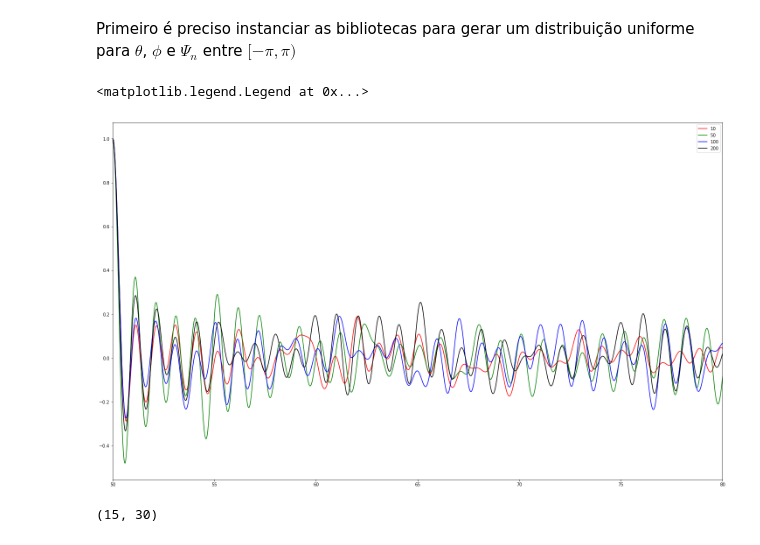
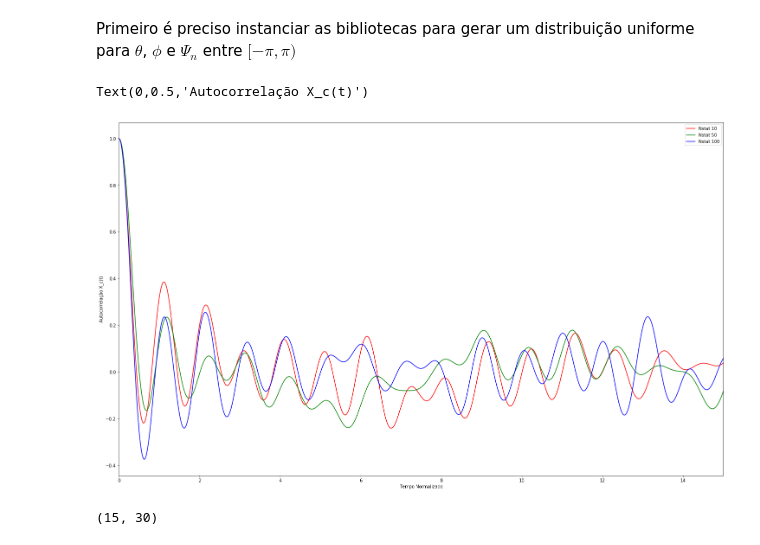
Before and after one commit to JoaoPedroPP/Channel-Simulation-and-OFDM-Study, a Jupyter notebook: Channel-Simulation/Erceg-Model.ipynb, the cells around one changed output. Cells and saved outputs as stored; diff of their text form; code cells hidden in the pictures.

Commit message:
autocorrelation plot for nstats

```diff
--- a/Channel-Simulation/Erceg-Model.ipynb
+++ b/Channel-Simulation/Erceg-Model.ipynb
@@ -135,6 +135,8 @@ Primeiro é preciso instanciar as bibliotecas para gerar um distribuição unifo
 # %%
 import numpy as np
 import seaborn as sns
+import matplotlib.pyplot as plt
+import pandas as pd
 
 fig, ax = plt.subplots(figsize=(25, 15))
 M = 8
@@ -143,37 +145,41 @@ ts = np.arange(0, 100, step=0.025)
 Nstats = [10, 50, 100]
 colors = ['r', 'g', 'b']
 
 
 trials = {}
 for i, Nstat in enumerate(Nstats):
     for N in range(Nstat):
         Xc_t = []
         theta_multi = np.random.uniform(-np.pi, np.pi)
         phi_multi = np.random.uniform(-np.pi, np.pi)
         psi_multi = np.random.uniform(-np.pi, np.pi, size=M)
 
         for t in ts:
             def return_an(n):
                 return (2*np.pi*n-np.pi+theta_multi)/(4*M)
 
             Xc = np.sum(np.array([np.cos(psi_multi[m-1])*np.cos(2*np.pi*t*np.cos(return_an(m)+phi_multi))
                                   for m in range(1, M+1)]))
             Xc_t.append(const*Xc)
 
         Xc_t = np.array(Xc_t)
         trials[N] = Xc_t
     df = pd.DataFrame(trials)
     averages = df.mean(axis=1)
 
     c = np.correlate(averages.values, averages.values, mode='same')
-    sns.lineplot(ts, c / c.max(), color=colors[i], label=str(Nstat), ax=ax)
+    sns.lineplot(ts, c / c.max(), color=colors[i], label='Nstat ' + str(Nstat), ax=ax)
 
-    ax.set_xlim(50, 80)
+    ax.set_xlim(50, 65)
 
 ax.legend()
+
+ax.set_xticklabels(list(range(0, 15, 2)))
+ax.set_xlabel('Tempo Normalizado')
+ax.set_ylabel('Autocorrelação X_c(t)')
 # %% [output]
-<matplotlib.legend.Legend at 0x...>
+Text(0,0.5,'Autocorrelação X_c(t)')
-[figure, old version]
+[figure, new version]
 # %%
 E_0 = np.sqrt(2)
 C_n = 1/np.sqrt(4*M+2)
```
Also changed, not shown: parts of 10 cells of this notebook.
